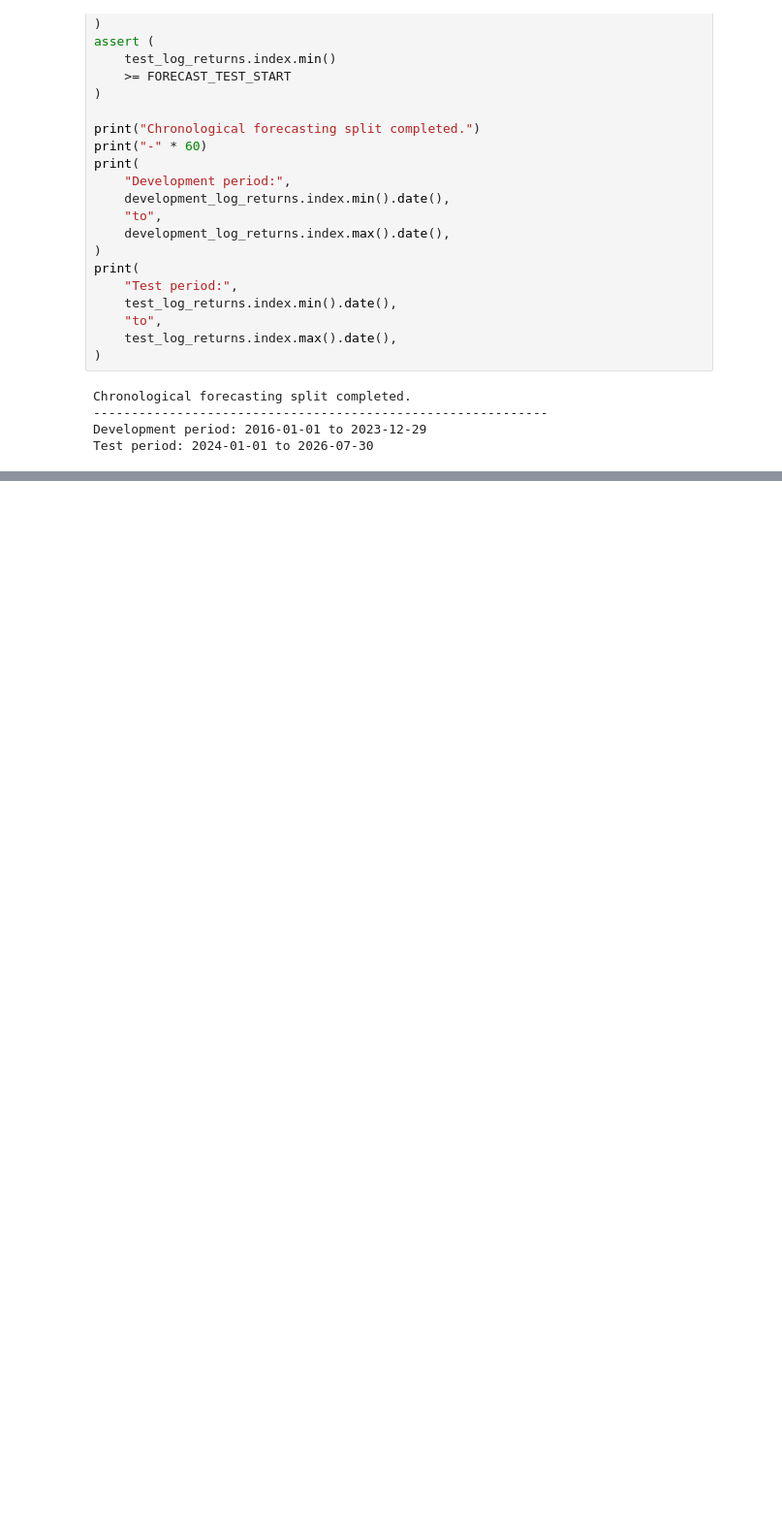
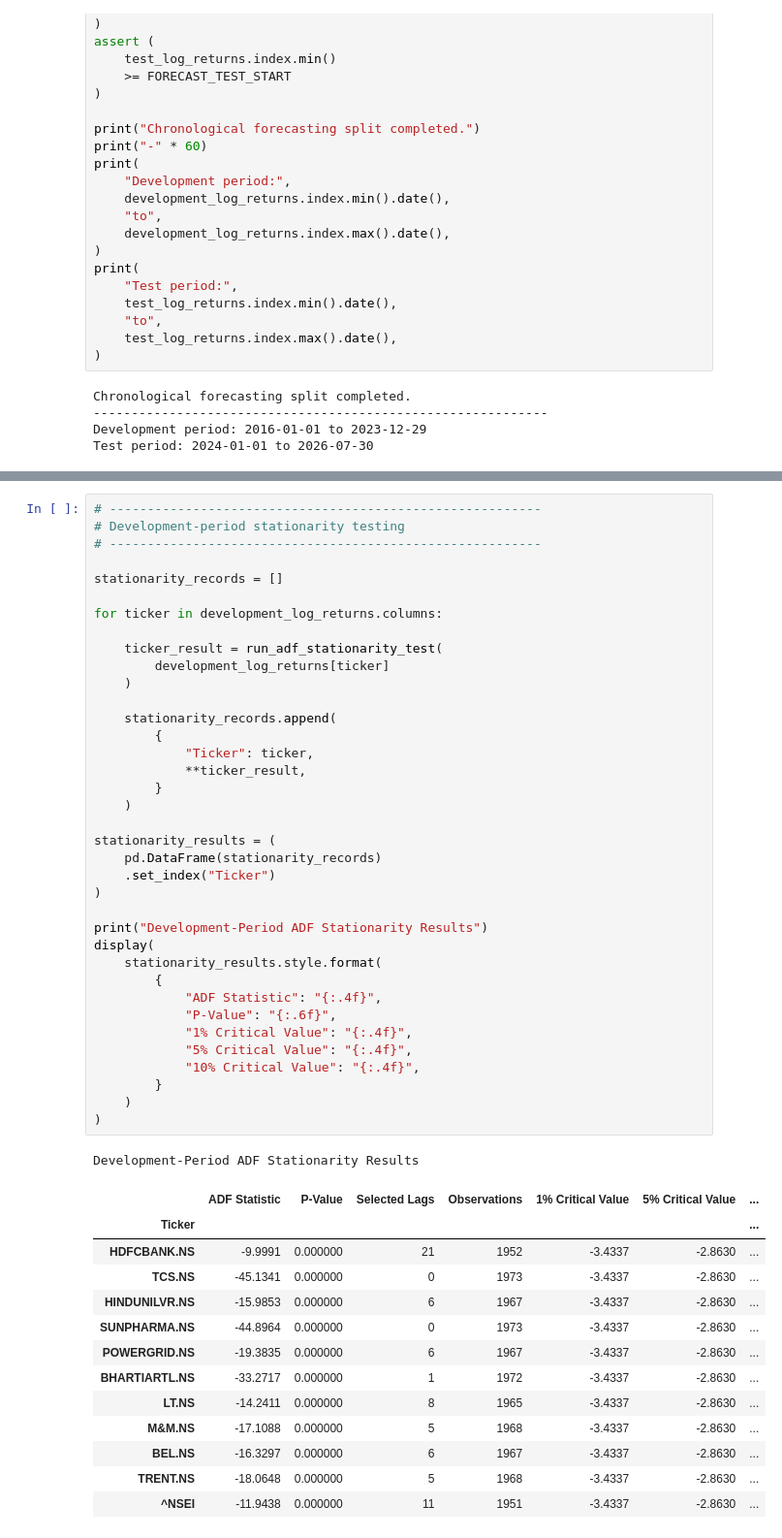
Before and after one commit to Rohil121/bharat-portfolio-lab, a Jupyter notebook: notebooks/04_forecasting_risk_models.ipynb, the cells around one changed output, grey strips where cells are left out. Shown at 97% size. Drawn from its saved outputs; the diff is of its cells as text; blank space fills up the shorter version.

Commit message:
Test development-period return stationarity

```diff
--- a/notebooks/04_forecasting_risk_models.ipynb
+++ b/notebooks/04_forecasting_risk_models.ipynb
@@ -414,0 +488,52 @@ assert (
+# %%
+# ---------------------------------------------------------
+# Development-period stationarity testing
+# ---------------------------------------------------------
+
+stationarity_records = []
+
+for ticker in development_log_returns.columns:
+
+    ticker_result = run_adf_stationarity_test(
+        development_log_returns[ticker]
+    )
+
+    stationarity_records.append(
+        {
+            "Ticker": ticker,
+            **ticker_result,
+        }
+    )
+
+stationarity_results = (
+    pd.DataFrame(stationarity_records)
+    .set_index("Ticker")
+)
+
+print("Development-Period ADF Stationarity Results")
+display(
+    stationarity_results.style.format(
+        {
+            "ADF Statistic": "{:.4f}",
+            "P-Value": "{:.6f}",
+            "1% Critical Value": "{:.4f}",
+            "5% Critical Value": "{:.4f}",
+            "10% Critical Value": "{:.4f}",
+        }
+    )
+)
+# %% [output]
+Development-Period ADF Stationarity Results
+|  | ADF Statistic | P-Value | Selected Lags | Observations | 1% Critical Value | 5% Critical Value | ... |
+| Ticker |  |  |  |  |  |  | ... |
+| HDFCBANK.NS | -9.9991 | 0.000000 | 21 | 1952 | -3.4337 | -2.8630 | ... |
+| TCS.NS | -45.1341 | 0.000000 | 0 | 1973 | -3.4337 | -2.8630 | ... |
+| HINDUNILVR.NS | -15.9853 | 0.000000 | 6 | 1967 | -3.4337 | -2.8630 | ... |
+| SUNPHARMA.NS | -44.8964 | 0.000000 | 0 | 1973 | -3.4337 | -2.8630 | ... |
+| POWERGRID.NS | -19.3835 | 0.000000 | 6 | 1967 | -3.4337 | -2.8630 | ... |
+| BHARTIARTL.NS | -33.2717 | 0.000000 | 1 | 1972 | -3.4337 | -2.8630 | ... |
+| LT.NS | -14.2411 | 0.000000 | 8 | 1965 | -3.4337 | -2.8630 | ... |
+| M&M.NS | -17.1088 | 0.000000 | 5 | 1968 | -3.4337 | -2.8630 | ... |
+| BEL.NS | -16.3297 | 0.000000 | 6 | 1967 | -3.4337 | -2.8630 | ... |
+| TRENT.NS | -18.0648 | 0.000000 | 5 | 1968 | -3.4337 | -2.8630 | ... |
+| ^NSEI | -11.9438 | 0.000000 | 11 | 1951 | -3.4337 | -2.8630 | ... |
```
Also changed, not shown: parts of 3 cells of this notebook.
